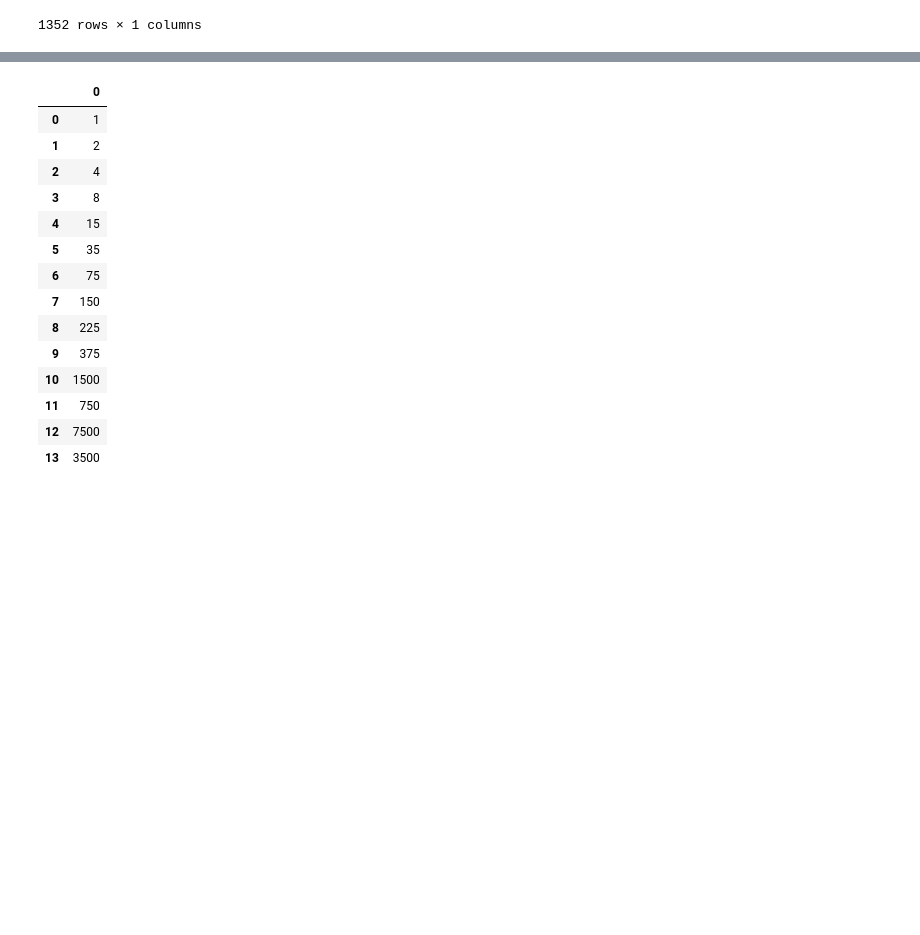
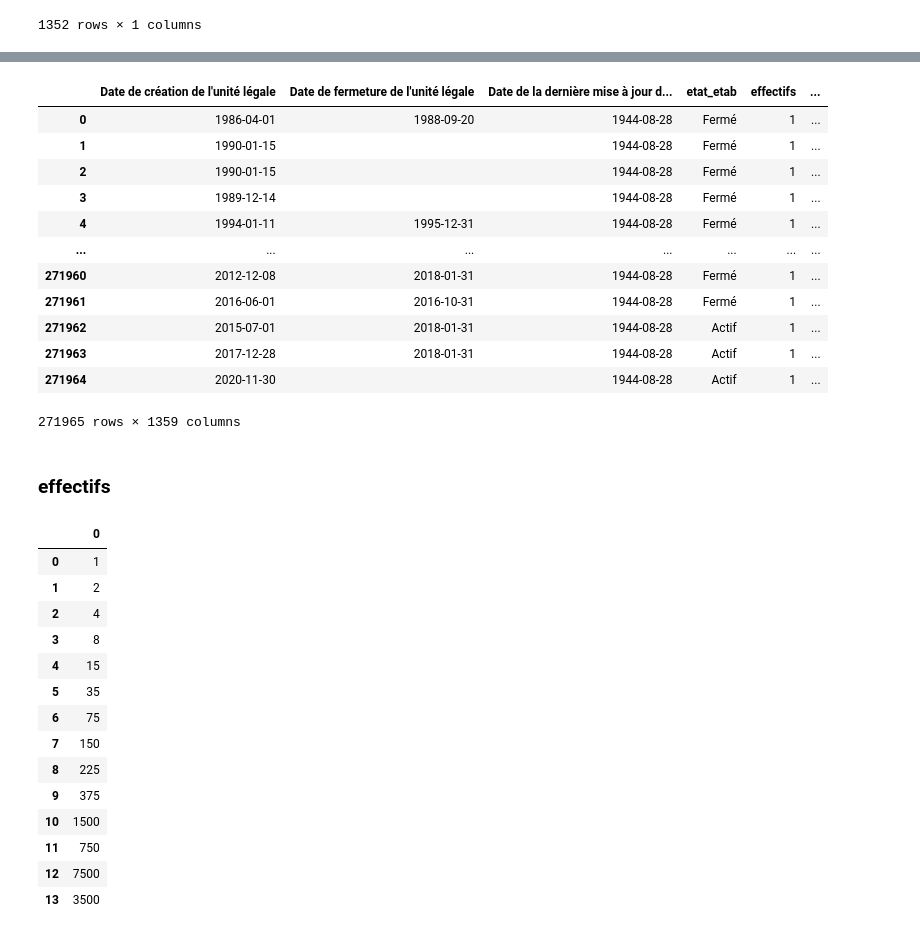
Before and after one commit to eangelid/trampact, a Jupyter notebook: notebooks/ac_dataset_sirene_nice_analyse_v0.ipynb, the cells around one changed output, grey strips where cells are left out. Cells and saved outputs as stored; diff of their text form; code cells hidden in the pictures; blank space fills up the shorter version.

```diff
--- a/notebooks/ac_dataset_sirene_nice_analyse_v0.ipynb
+++ b/notebooks/ac_dataset_sirene_nice_analyse_v0.ipynb
@@ -375,0 +293,3 @@ pd.DataFrame(entreprise_df["Classe de l'établissement"].value_counts())
+# %%
+etablissement_encoder=ohe_etablissement.transform(entreprise_ml_df[["Classe de l'établissement"]])
+etablissement_encoder
@@ -375,0 +318,6 @@ pd.DataFrame(entreprise_df["Classe de l'établissement"].value_counts())
+# %%
+add_df=pd.concat([
+            entreprise_ml_df["Classe de l'établissement"],
+            pd.DataFrame(etablissement_encoder,columns = list(ohe_etablissement.categories_[0]))
+           ],axis=1)
+add_df
@@ -376,3 +338,26 @@ pd.DataFrame(entreprise_df["Classe de l'établissement"].value_counts())
+# %%
+entreprise_ml_df_encoder_0=pd.concat([
+                                entreprise_ml_df,
+                                add_df
+                                ],axis=1)
+entreprise_ml_df_encoder_0=entreprise_ml_df_encoder_0.drop(columns="Classe de l'établissement")
+entreprise_ml_df_encoder_0
+# %% [output]
+|  | Date de création de l'unité légale | Date de fermeture de l'unité légale | Date de la dernière mise à jour d... | etat_etab | effectifs | ... |
+| 0 | 1986-04-01 | 1988-09-20 | 1944-08-28 | Fermé | 1 | ... |
+| 1 | 1990-01-15 |  | 1944-08-28 | Fermé | 1 | ... |
+| 2 | 1990-01-15 |  | 1944-08-28 | Fermé | 1 | ... |
+| 3 | 1989-12-14 |  | 1944-08-28 | Fermé | 1 | ... |
+| 4 | 1994-01-11 | 1995-12-31 | 1944-08-28 | Fermé | 1 | ... |
+| ... | ... | ... | ... | ... | ... | ... |
+| 271960 | 2012-12-08 | 2018-01-31 | 1944-08-28 | Fermé | 1 | ... |
+| 271961 | 2016-06-01 | 2016-10-31 | 1944-08-28 | Fermé | 1 | ... |
+| 271962 | 2015-07-01 | 2018-01-31 | 1944-08-28 | Actif | 1 | ... |
+| 271963 | 2017-12-28 | 2018-01-31 | 1944-08-28 | Actif | 1 | ... |
+| 271964 | 2020-11-30 |  | 1944-08-28 | Actif | 1 | ... |
+271965 rows × 1359 columns
+# %% [markdown]
+### effectifs
 # %%
 #effectifs
 # %%
```
Also changed, not shown: parts of 38 cells of this notebook, 2 other files.
